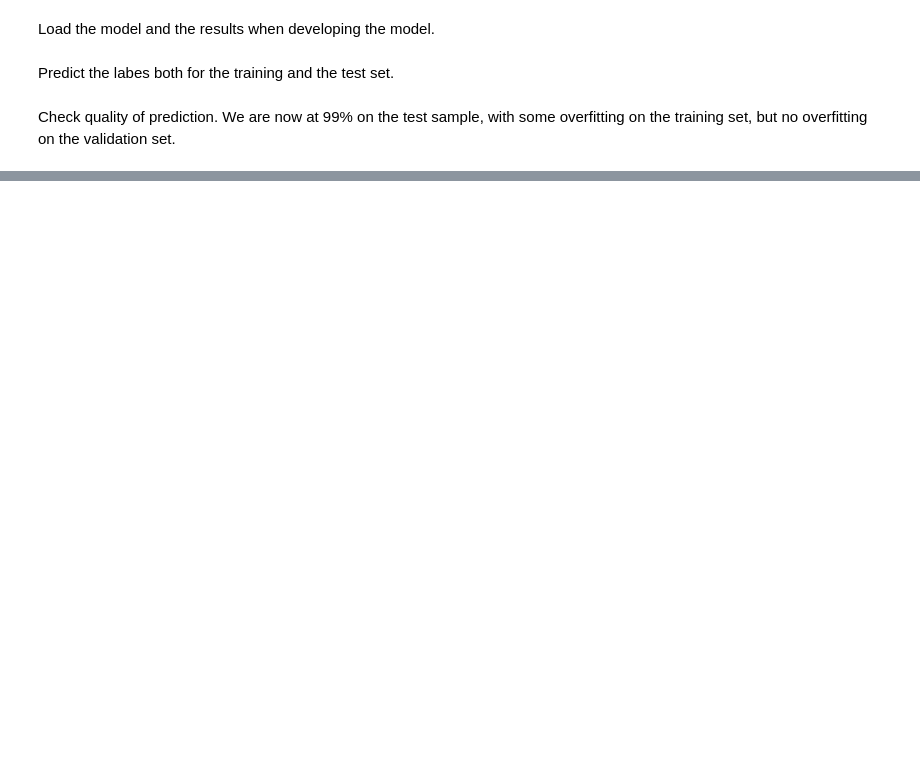
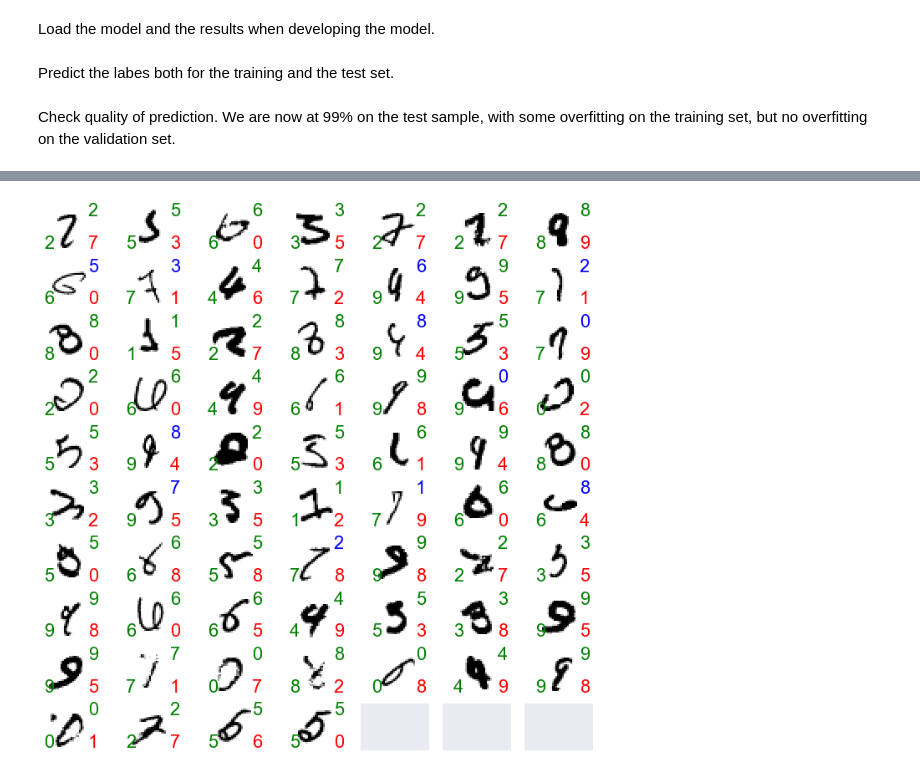
Before and after one commit to Datenspieler/vortrag, a Jupyter notebook: demo.ipynb, the cells around one changed output, grey strips where cells are left out. Drawn from its saved outputs; the diff is of its cells as text; code cells hidden in the pictures; blank space fills up the shorter version.

```diff
--- a/demo.ipynb
+++ b/demo.ipynb
@@ -784,0 +827,5 @@ plt.legend()
+# %%
+y_test_predict_prob = model_dense_val.predict(X_test)
+errors_predict_prob = y_test_predict_prob[errors]
+
+errors_predict_label_2nd = np.argsort(-errors_predict_prob, axis=1)[:, 1]
@@ -784,0 +840,22 @@ plt.legend()
+# %%
+fig, axes = plt.subplots(10, 7, figsize=(12, 12),
+                         subplot_kw={'xticks': [], 'yticks': []},
+                         gridspec_kw=dict(hspace=0.2, wspace=0.2))
+
+for i, ax in enumerate(axes.flat):
+    try:
+        ax.imshow(errors_images[i], cmap='binary', interpolation='nearest')
+        ax.text(0.0, 0.05, str(errors_true_label[i]),
+                transform=ax.transAxes, color='green')
+        ax.text(0.95, 0.05, str(errors_predict_label[i]),
+                transform=ax.transAxes, color='red')
+        if errors_true_label[i] == errors_predict_label_2nd[i]:
+            ax.text(0.95, 0.75, str(errors_predict_label_2nd[i]),
+                    transform=ax.transAxes, color='green')
+        else:
+            ax.text(0.95, 0.75, str(errors_predict_label_2nd[i]),
+                    transform=ax.transAxes, color='blue')
+    except:
+        pass
+# %% [output]
+[figure, added]
```
Also changed, not shown: parts of 28 cells of this notebook, 6 other files.
